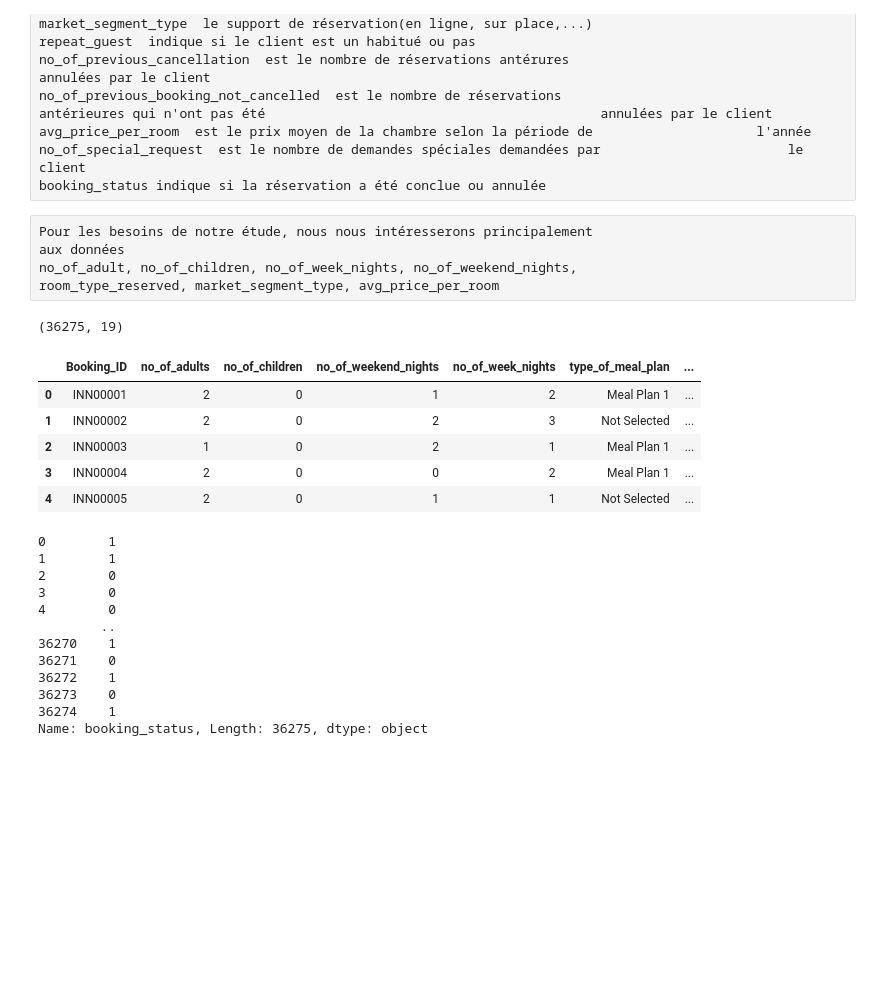
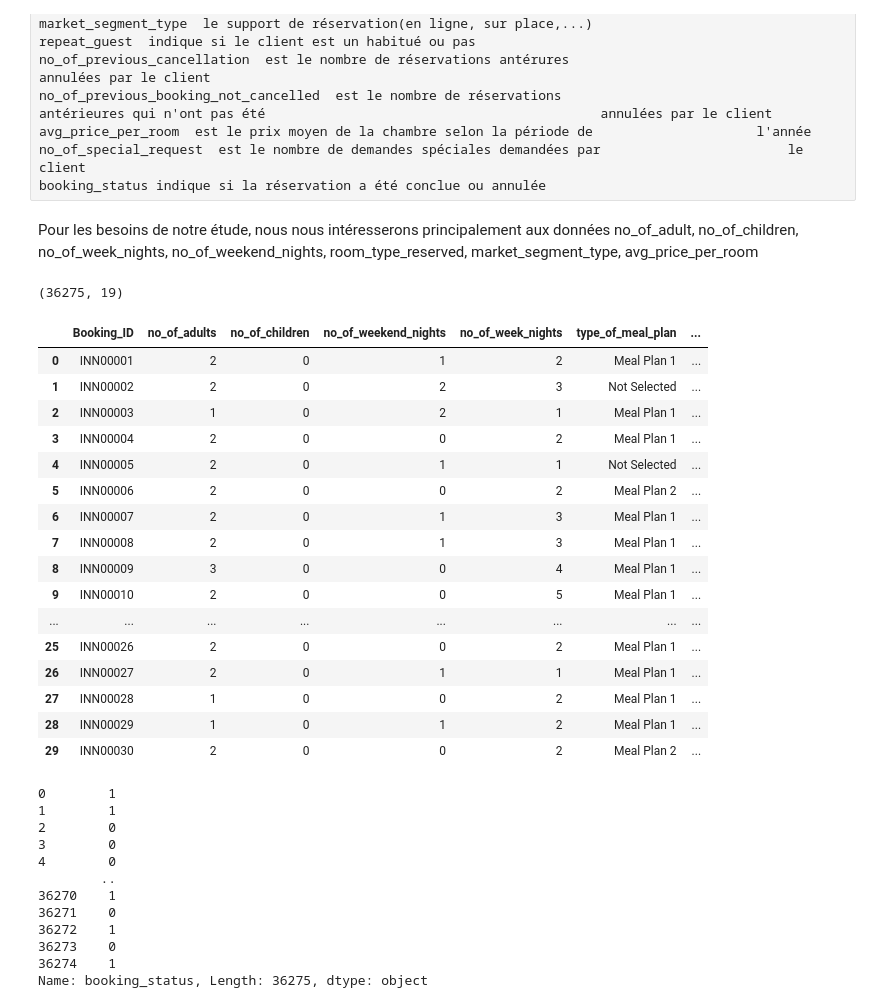
Before and after one commit to Bennis75fr/greta-projets, a Jupyter notebook: Exohotelbis.ipynb, the cells around one changed output. Saved outputs shown, nothing was run; the diff lists cells and outputs as text; code cells hidden in the pictures; blank space fills up the shorter version.

```diff
--- a/Exohotelbis.ipynb
+++ b/Exohotelbis.ipynb
@@ -58,11 +58,11 @@ no_of_previous_booking_not_cancelled  est le nombre de réservations
 avg_price_per_room  est le prix moyen de la chambre selon la période de                     l'année
 no_of_special_request  est le nombre de demandes spéciales demandées par                        le client
 booking_status indique si la réservation a été conclue ou annulée
-# %% [raw]
-Pour les besoins de notre étude, nous nous intéresserons principalement
-aux données
-no_of_adult, no_of_children, no_of_week_nights, no_of_weekend_nights,
-room_type_reserved, market_segment_type, avg_price_per_room
+# %% [markdown]
+Pour les besoins de notre étude, nous nous intéresserons principalement
+aux données
+no_of_adult, no_of_children, no_of_week_nights, no_of_weekend_nights,
+room_type_reserved, market_segment_type, avg_price_per_room
 # %%
 # Dimensions du dataset
 # %%
@@ -70,14 +70,25 @@ fichierhotel.shape
 # %% [output]
 (36275, 19)
 # %%
-fichierhotel.head() # Premières lignes du dataframe
+fichierhotel.head(30) # Premières lignes du dataframe
 # %% [output]
 |  | Booking_ID | no_of_adults | no_of_children | no_of_weekend_nights | no_of_week_nights | type_of_meal_plan | ... |
 | 0 | INN00001 | 2 | 0 | 1 | 2 | Meal Plan 1 | ... |
 | 1 | INN00002 | 2 | 0 | 2 | 3 | Not Selected | ... |
 | 2 | INN00003 | 1 | 0 | 2 | 1 | Meal Plan 1 | ... |
 | 3 | INN00004 | 2 | 0 | 0 | 2 | Meal Plan 1 | ... |
 | 4 | INN00005 | 2 | 0 | 1 | 1 | Not Selected | ... |
+| 5 | INN00006 | 2 | 0 | 0 | 2 | Meal Plan 2 | ... |
+| 6 | INN00007 | 2 | 0 | 1 | 3 | Meal Plan 1 | ... |
+| 7 | INN00008 | 2 | 0 | 1 | 3 | Meal Plan 1 | ... |
+| 8 | INN00009 | 3 | 0 | 0 | 4 | Meal Plan 1 | ... |
+| 9 | INN00010 | 2 | 0 | 0 | 5 | Meal Plan 1 | ... |
+| ... | ... | ... | ... | ... | ... | ... | ... |
+| 25 | INN00026 | 2 | 0 | 0 | 2 | Meal Plan 1 | ... |
+| 26 | INN00027 | 2 | 0 | 1 | 1 | Meal Plan 1 | ... |
+| 27 | INN00028 | 1 | 0 | 0 | 2 | Meal Plan 1 | ... |
+| 28 | INN00029 | 1 | 0 | 1 | 2 | Meal Plan 1 | ... |
+| 29 | INN00030 | 2 | 0 | 0 | 2 | Meal Plan 2 | ... |
 # %%
 # Pour plus de lisibilité, nous pourrons clarifier les booking_status par les chiffres
 # 1 pour Not Cancelled et 0 pour Cancelled
```
Also changed, not shown: parts of 13 cells of this notebook.
